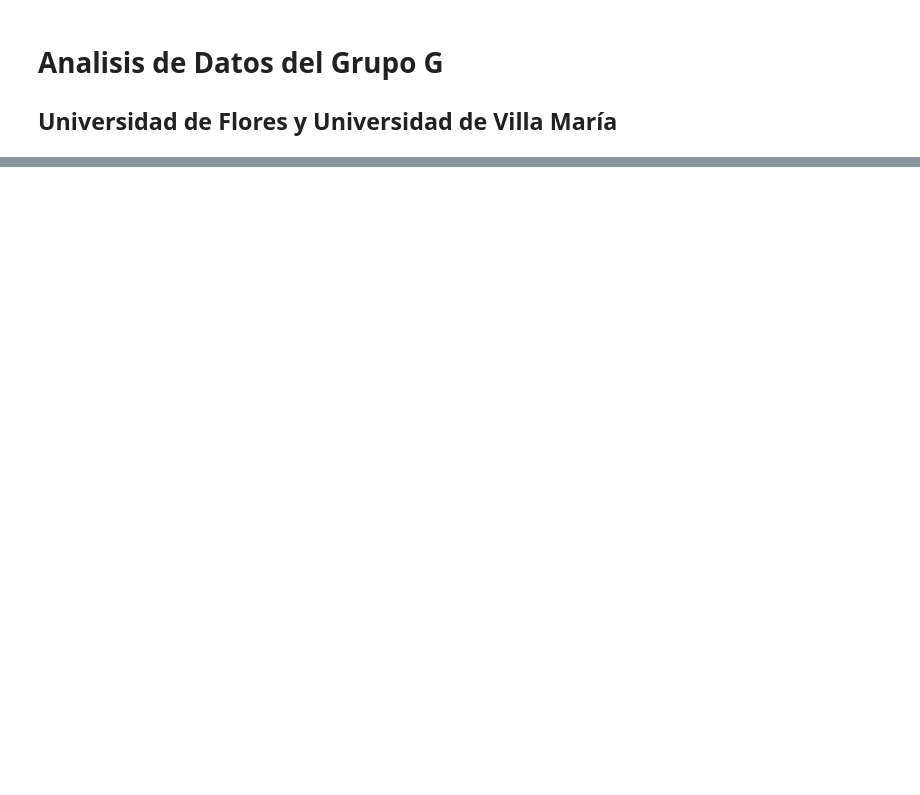
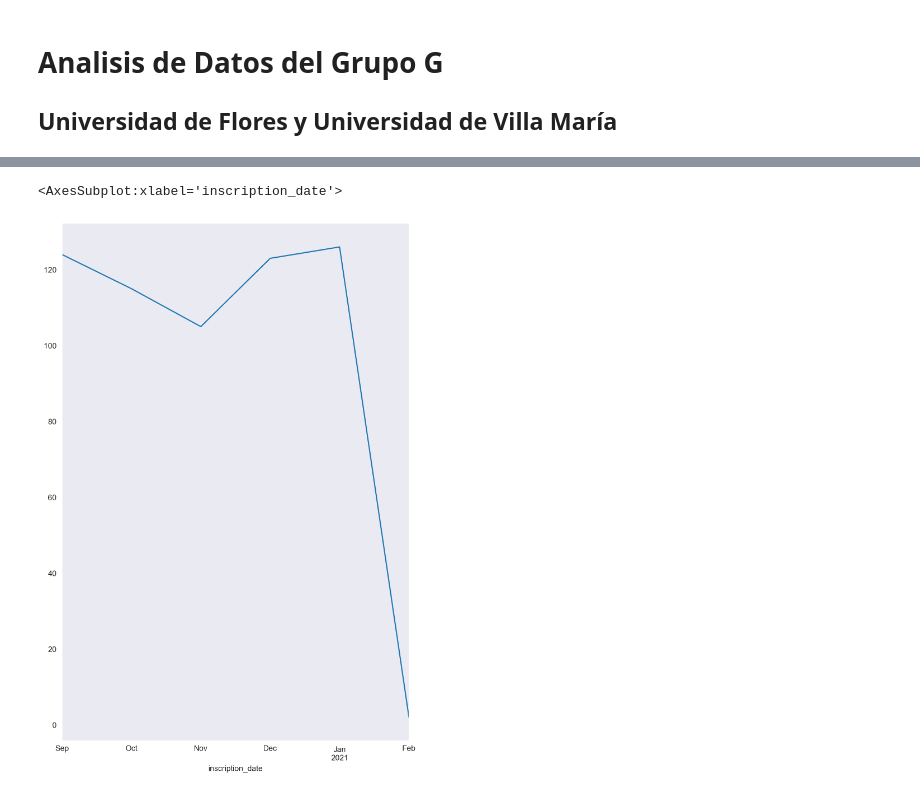
Before and after one commit to fajose/Skill-Up-DA-c-Python, a Jupyter notebook: assets/notebooks/Grupo A.ipynb, the cells around one changed output, grey strips where cells are left out. Cells and saved outputs as stored; diff of their text form; code cells hidden in the pictures; blank space fills up the shorter version.

```diff
--- a/assets/notebooks/Grupo A.ipynb
+++ b/assets/notebooks/Grupo A.ipynb
@@ -48,0 +120,8 @@ plt.show()
+# %%
+df_1.inscription_date = pd.to_datetime(df_1.inscription_date)
+df_2.inscription_date = pd.to_datetime(df_2.inscription_date)
+# %%
+df_2.set_index('inscription_date').groupby([pd.Grouper(freq="M",)]).size().plot()
+# %% [output]
+<AxesSubplot:xlabel='inscription_date'>
+[figure, added]
```
Also changed, not shown: parts of 19 cells of this notebook.
